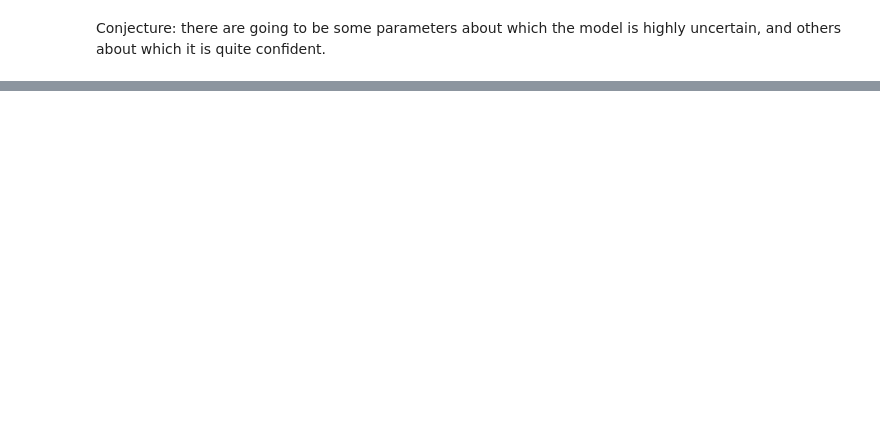
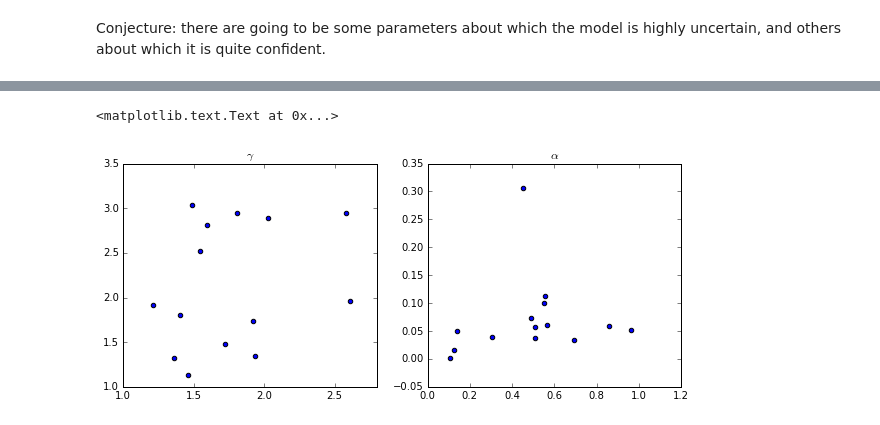
Before and after one commit to adrianalbert/city-simulator, a Jupyter notebook: Mixture Scratchwork.ipynb, the cells around one changed output, grey strips where cells are left out. Cells and saved outputs as stored; diff of their text form; code cells hidden in the pictures; blank space fills up the shorter version.

```diff
--- a/Mixture Scratchwork.ipynb
+++ b/Mixture Scratchwork.ipynb
@@ -87,0 +78,14 @@ plt.colorbar()
+# %%
+alpha_prime = np.random.rand(len(alpha))
+gamma_prime = 1 + 2 * np.random.rand(len(gamma))
+
+X = M1 - m.M0
+alpha_hat, gamma_hat, lik = m.EM(M1,
+                            alpha_prime,
+                            gamma_prime,
+                            verbose = True,
+                            n_iters = 10,
+                            tol = .001,
+                            eta = .01,
+                            n_inner = 20,
+                            inner_tol = .01)
@@ -87,0 +104,12 @@ plt.colorbar()
+# %%
+fig = plt.figure(figsize = (10, 4))
+ax1 = fig.add_subplot(121)
+ax1.scatter(gamma, gamma_hat)
+plt.title(r'$\gamma$')
+
+ax2 = fig.add_subplot(122)
+ax2.scatter(alpha, alpha_hat)
+plt.title(r'$\alpha$')
+# %% [output]
+<matplotlib.text.Text at 0x...>
+[figure, added]
```
Also changed, not shown: parts of 9 cells of this notebook, 1 other file.
